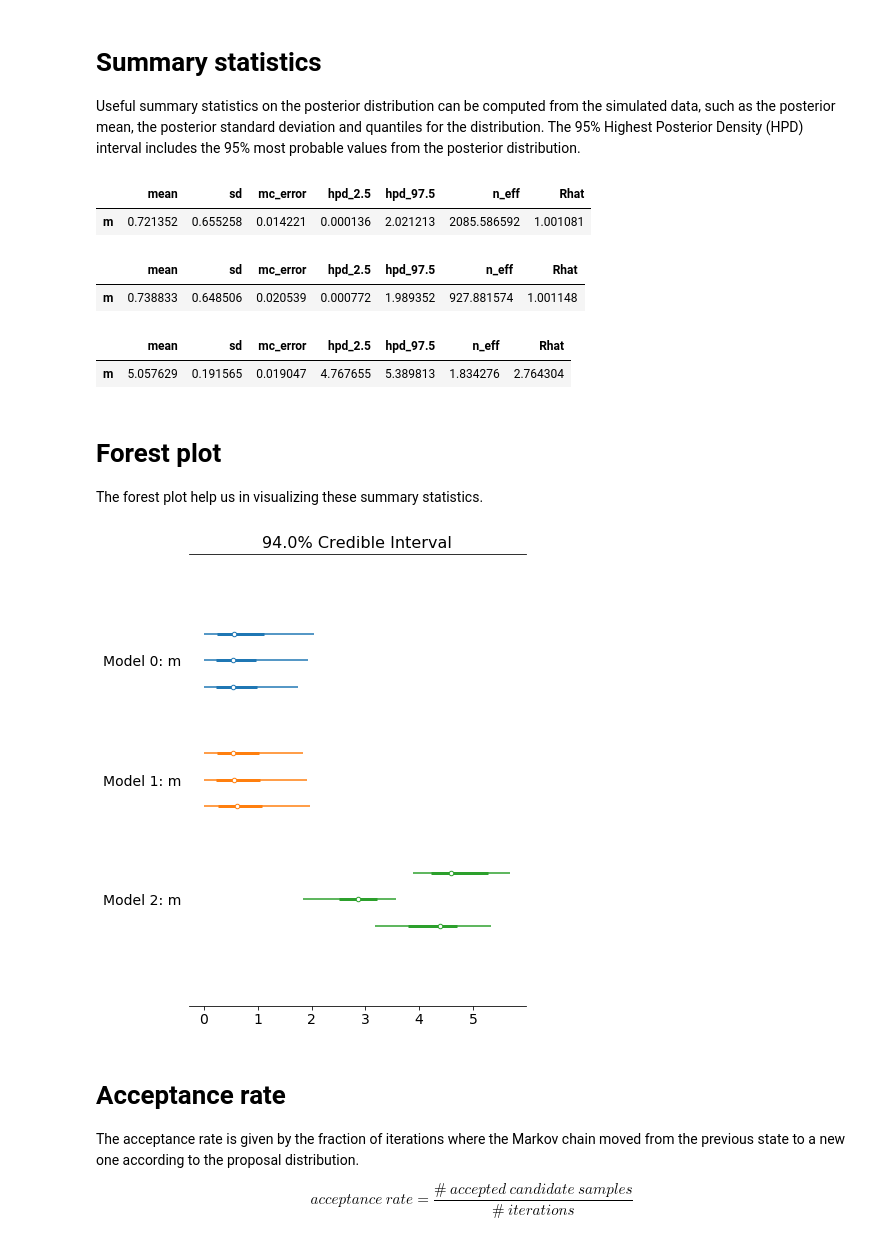
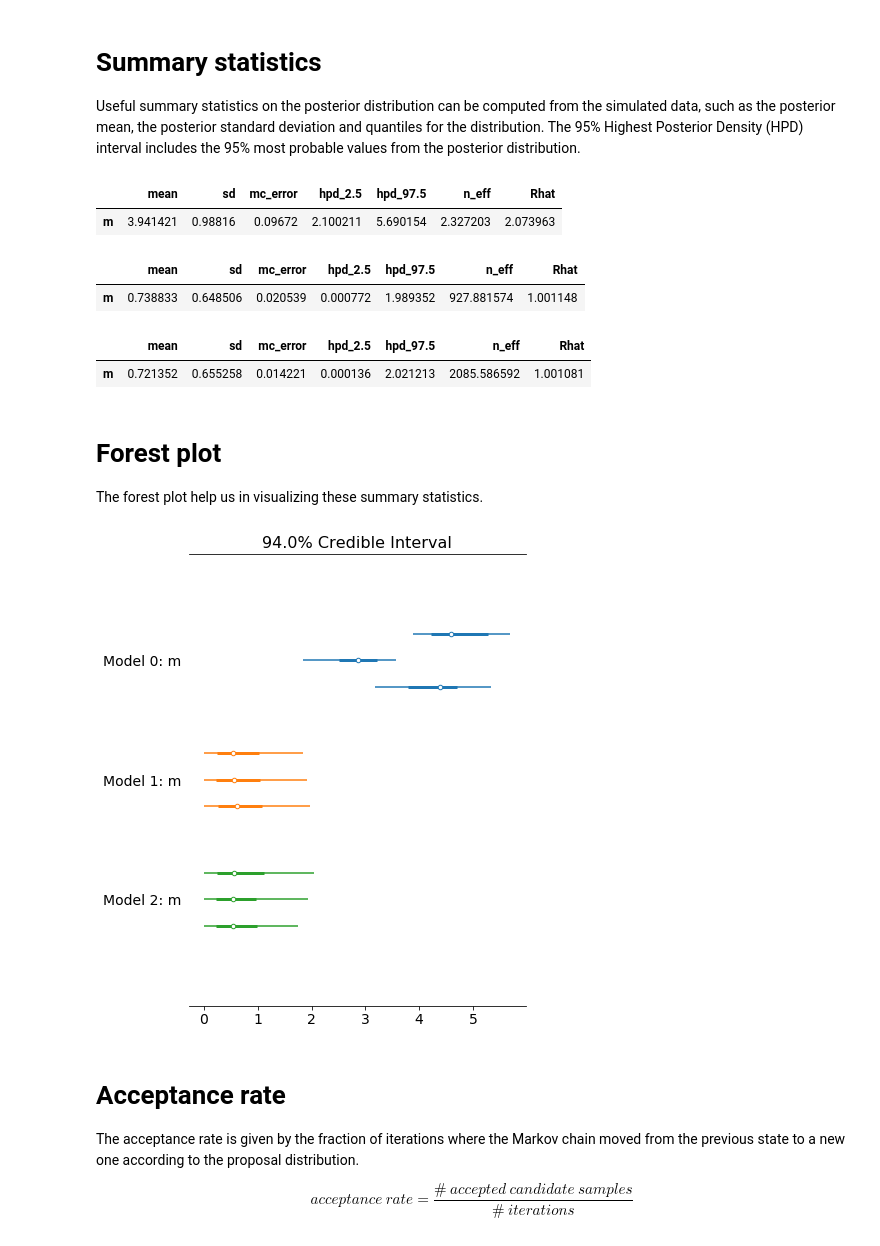
Before and after one commit to fcastagna/mcmc_convergence, a Jupyter notebook: convergence.ipynb, the cells around one changed output. Cells and saved outputs as stored; diff of their text form; code cells hidden in the pictures.

```diff
--- a/convergence.ipynb
+++ b/convergence.ipynb
@@ -23,11 +23,9 @@ nchains = 3
 with pm.Model() as model:
     m = pm.Uniform('m', lower=0., upper=10.)
     likelihood = pm.Normal('y_obs', mu=m, sigma=2., observed=obs)
-    step_good = pm.Metropolis(S=np.array([2.5]))
-    step_bad = pm.Metropolis(S=np.array([10]))
-    step_flat1 = pm.Metropolis(S=np.array([.01]))
-#    step_flat2 = pm.Metropolis()
-    trace_good = pm.sample(niter, step=step_good, cores=1, tune=0, chains=nchains, random_seed=123)
-    trace_bad1 = pm.sample(niter, step=step_bad, cores=1, tune=0, chains=nchains, random_seed=123)
-    trace_bad2 = pm.sample(niter, step=step_flat1, cores=1, tune=0, chains=nchains, random_seed=123)
-#    trace_far = pm.sample(niter, step=step_flat2, cores=1, tune=0, chains=nchains, start={'m': 9}, random_seed=123)
+    step_1 = pm.Metropolis(S=np.array([.01]))
+    step_2 = pm.Metropolis(S=np.array([10]))
+    step_3 = pm.Metropolis(S=np.array([2.5]))
+    trace_1 = pm.sample(niter, step=step_1, cores=1, tune=0, chains=nchains, random_seed=123)
+    trace_2 = pm.sample(niter, step=step_2, cores=1, tune=0, chains=nchains, random_seed=123)
+    trace_3 = pm.sample(niter, step=step_3, cores=1, tune=0, chains=nchains, random_seed=123)
@@ -57,3 +53,7 @@ t_b2 = trace_bad2[nburn:]
+# %%
+t_1 = trace_1[nburn:]
+t_2 = trace_2[nburn:]
+t_3 = trace_3[nburn:]
 # %% [markdown]
 # Traceplot
 A traceplot shows the history of a parameter value across iterations of the chain. It's easy to spot from the traceplot whether our chains adequately explored the parameter space or not.
@@ -109,8 +106,8 @@ pass
 # Summary statistics
 Useful summary statistics on the posterior distribution can be computed from the simulated data, such as the posterior mean, the posterior standard deviation and quantiles for the distribution. The 95% Highest Posterior Density (HPD) interval includes the 95% most probable values from the posterior distribution.
 # %%
-pm.summary(t_g, var_names=['m'])
+pm.summary(t_1, var_names=['m'])
 # %% [output]
 |  | mean | sd | mc_error | hpd_2.5 | hpd_97.5 | n_eff | Rhat |
-| m | 0.721352 | 0.655258 | 0.014221 | 0.000136 | 2.021213 | 2085.586592 | 1.001081 |
+| m | 3.941421 | 0.98816 | 0.09672 | 2.100211 | 5.690154 | 2.327203 | 2.073963 |
 # %%
@@ -119,7 +116,7 @@ pm.summary(t_b1, var_names=['m'])
 |  | mean | sd | mc_error | hpd_2.5 | hpd_97.5 | n_eff | Rhat |
 | m | 0.738833 | 0.648506 | 0.020539 | 0.000772 | 1.989352 | 927.881574 | 1.001148 |
 # %%
-pm.summary(t_b2, var_names=['m'])
+pm.summary(t_3, var_names=['m'])
 # %% [output]
 |  | mean | sd | mc_error | hpd_2.5 | hpd_97.5 | n_eff | Rhat |
-| m | 5.057629 | 0.191565 | 0.019047 | 4.767655 | 5.389813 | 1.834276 | 2.764304 |
+| m | 0.721352 | 0.655258 | 0.014221 | 0.000136 | 2.021213 | 2085.586592 | 1.001081 |
@@ -129,10 +124,10 @@ pm.summary(t_b2, var_names=['m'])
 # Forest plot
 The forest plot help us in visualizing these summary statistics.
 # %%
-pm.forestplot([t_g, t_b1, t_b2])
+pm.forestplot([t_1, t_2, t_3])
 pass
 # %% [output]
-[figure, old version]
+[figure, new version]
 # %% [markdown]
 # Acceptance rate
 The acceptance rate is given by the fraction of iterations where the Markov chain moved from the previous state to a new one according to the proposal distribution.
```
Also changed, not shown: parts of 18 cells of this notebook.
